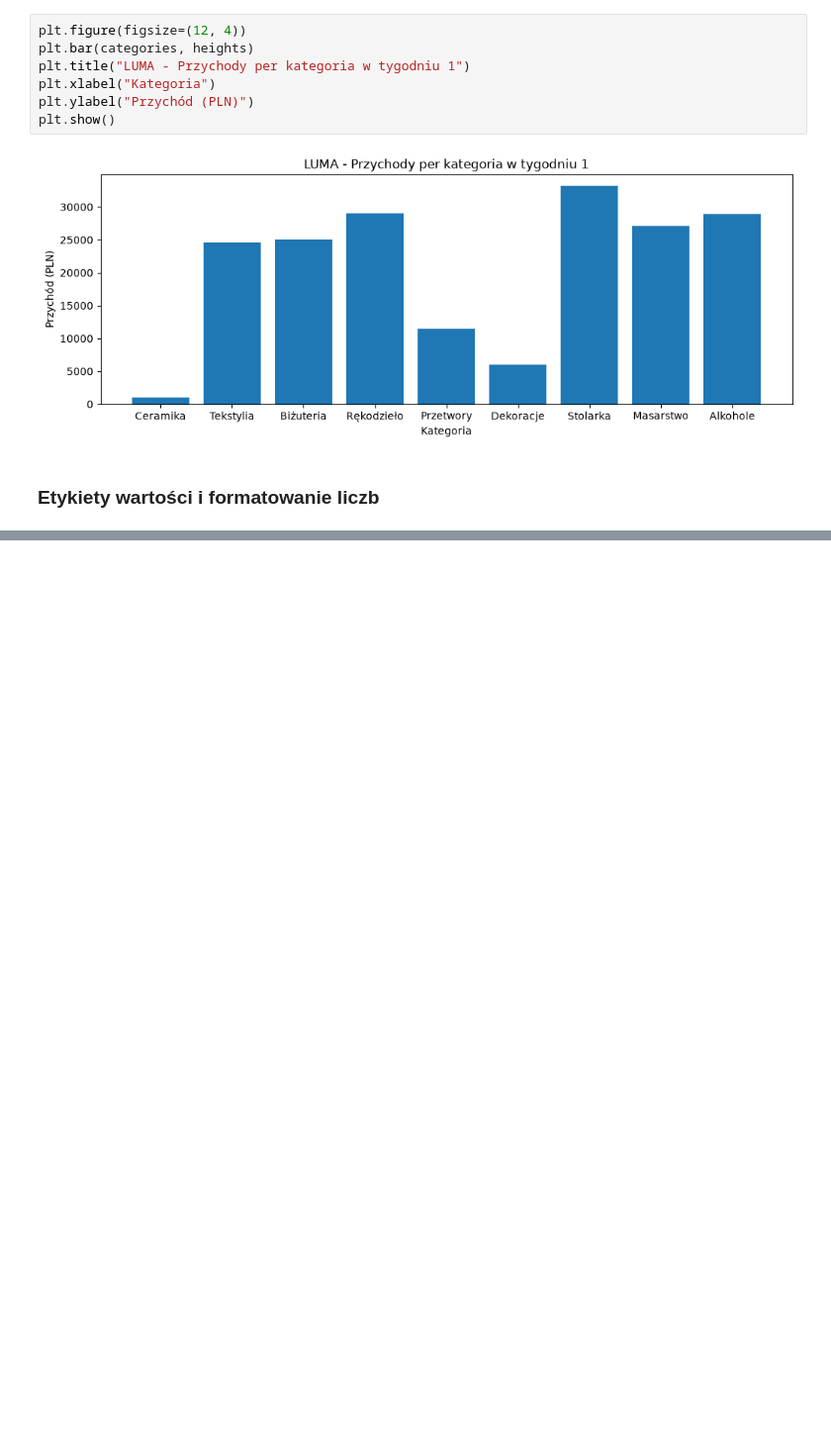
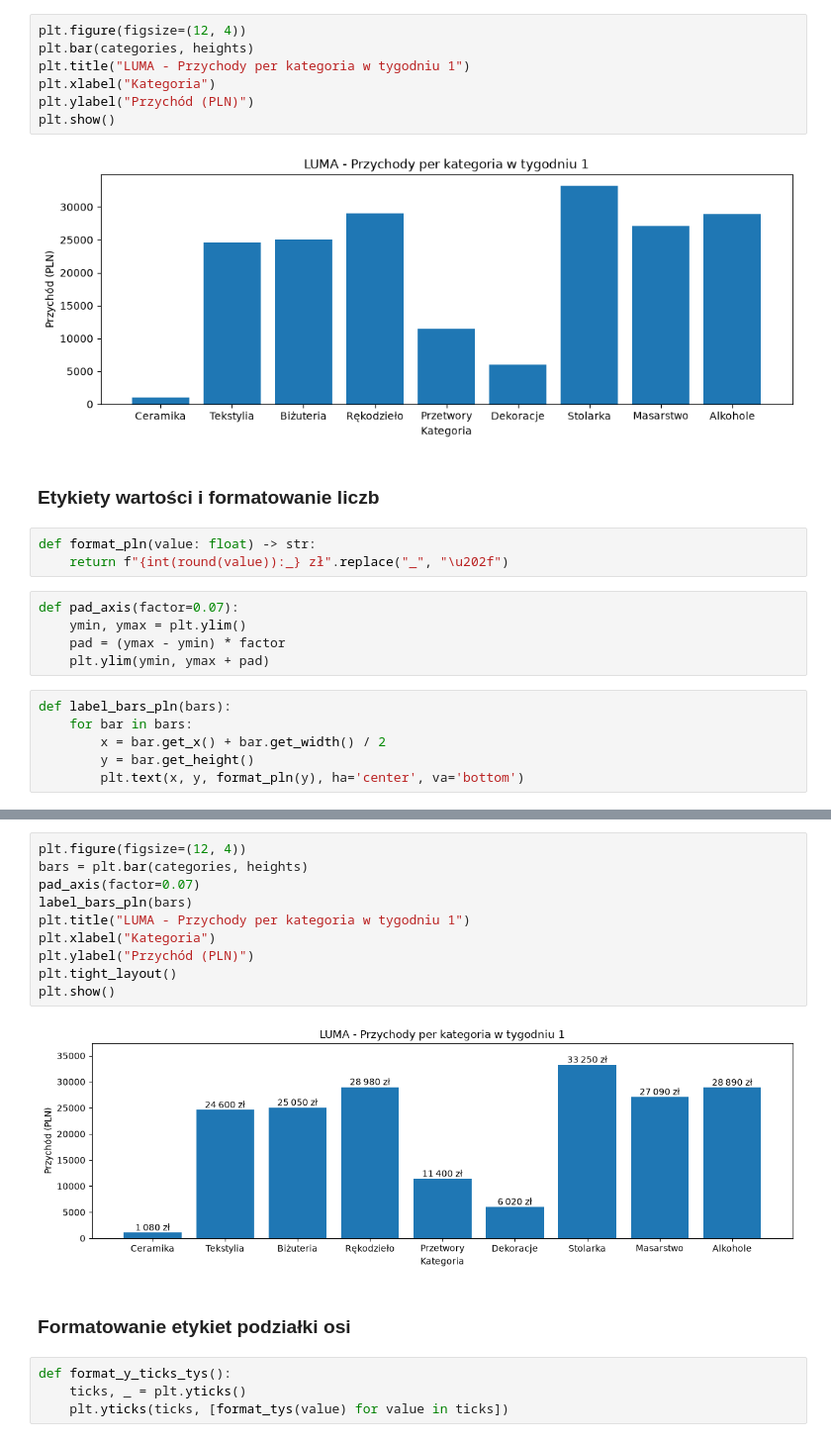
Before and after one commit to mshablovskyy/DataVisualisation, a Jupyter notebook: 01-bar.ipynb, the cells around one changed output, grey strips where cells are left out. Shown at 99% size. Cells and saved outputs as stored; diff of their text form; blank space fills up the shorter version.

```diff
--- a/01-bar.ipynb
+++ b/01-bar.ipynb
@@ -150,3 +150,17 @@ plt.show()
 [figure]
 # %% [markdown]
 ### Etykiety wartości i formatowanie liczb
+# %%
+def format_pln(value: float) -> str:
+    return f"{int(round(value)):_} zł".replace("_", "\u202f")
+# %%
+def pad_axis(factor=0.07):
+    ymin, ymax = plt.ylim()
+    pad = (ymax - ymin) * factor
+    plt.ylim(ymin, ymax + pad)
+# %%
+def label_bars_pln(bars):
+    for bar in bars:
+        x = bar.get_x() + bar.get_width() / 2
+        y = bar.get_height()
+        plt.text(x, y, format_pln(y), ha='center', va='bottom')
@@ -152,0 +191,18 @@ plt.show()
+# %%
+plt.figure(figsize=(12, 4))
+bars = plt.bar(categories, heights)
+pad_axis(factor=0.07)
+label_bars_pln(bars)
+plt.title("LUMA - Przychody per kategoria w tygodniu 1")
+plt.xlabel("Kategoria")
+plt.ylabel("Przychód (PLN)")
+plt.tight_layout()
+plt.show()
+# %% [output]
+[figure, added]
+# %% [markdown]
+### Formatowanie etykiet podziałki osi
+# %%
+def format_y_ticks_tys():
+    ticks, _ = plt.yticks()
+    plt.yticks(ticks, [format_tys(value) for value in ticks])
```
Also changed, not shown: parts of 9 cells of this notebook.
